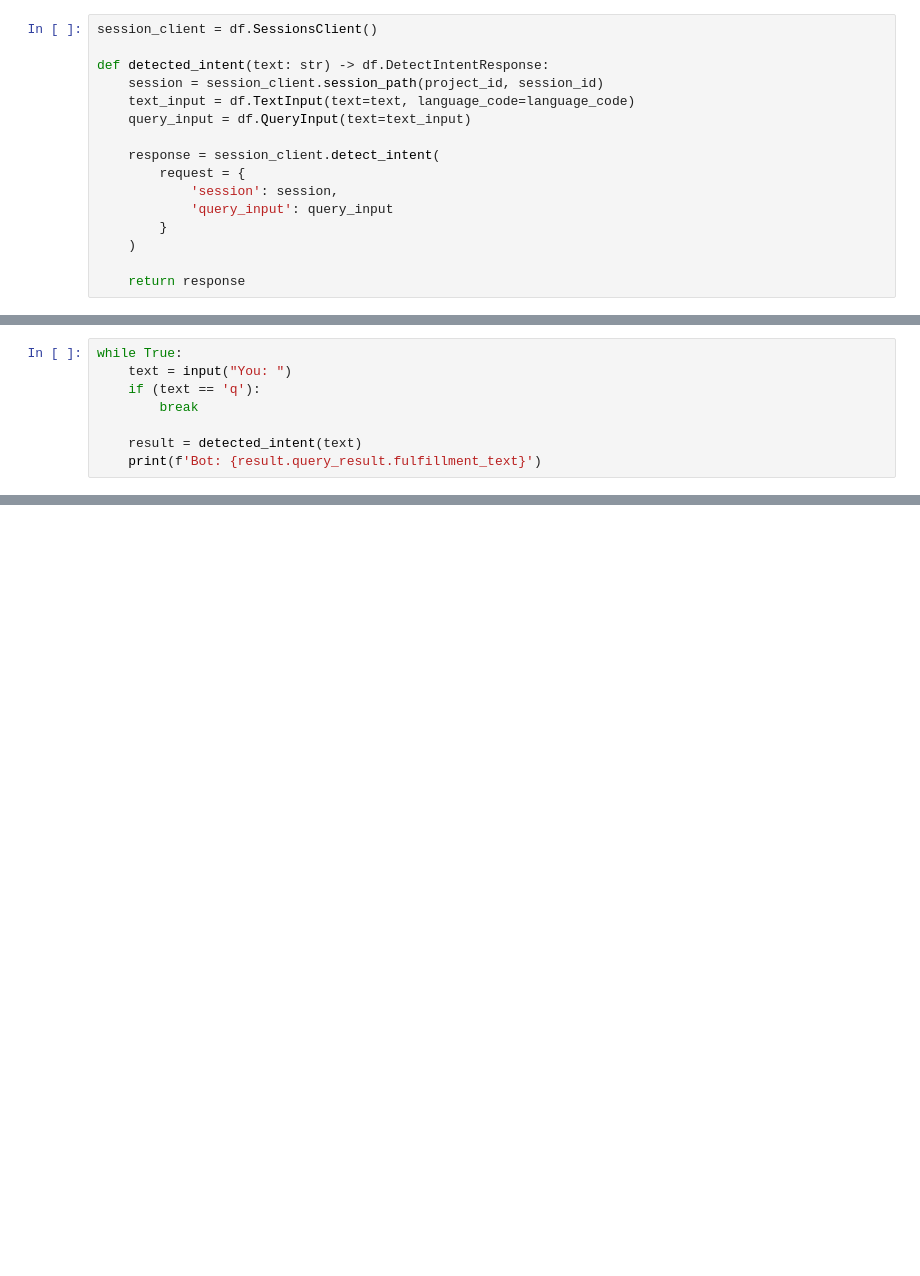
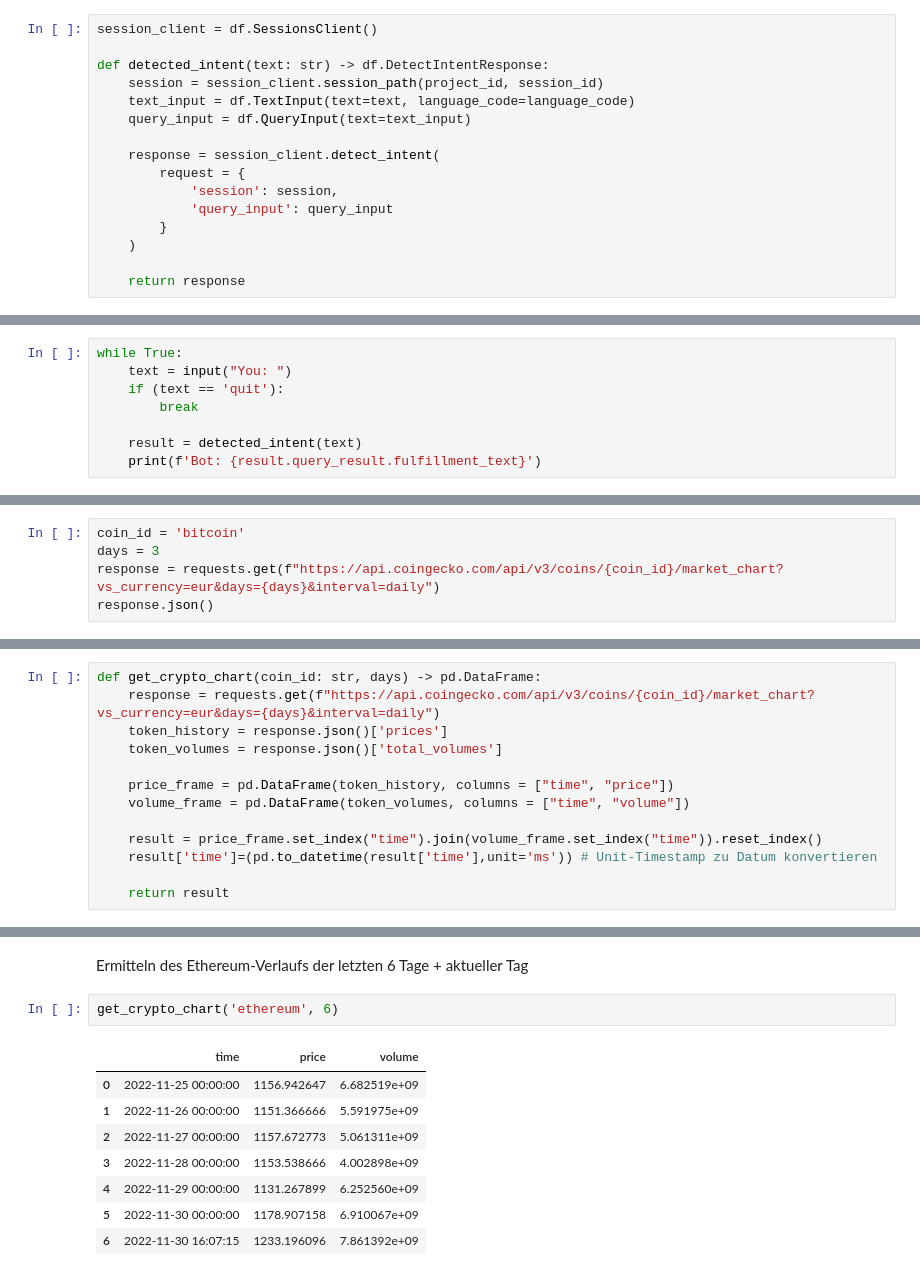
Before and after one commit to bauerjakob/School-Project, a Jupyter notebook: Chatbot.ipynb, the cells around one changed output, grey strips where cells are left out. Drawn from its saved outputs; the diff is of its cells as text; blank space fills up the shorter version.

```diff
--- a/Chatbot.ipynb
+++ b/Chatbot.ipynb
@@ -71,7 +154,7 @@ query_result {
 # %%
 while True:
     text = input("You: ")
-    if (text == 'q'):
+    if (text == 'quit'):
         break
 
     result = detected_intent(text)
@@ -78,0 +177,5 @@ while True:
+# %%
+coin_id = 'bitcoin'
+days = 3
+response = requests.get(f"https://api.coingecko.com/api/v3/coins/{coin_id}/market_chart?vs_currency=eur&days={days}&interval=daily")
+response.json()
@@ -78,0 +201,13 @@ while True:
+# %%
+def get_crypto_chart(coin_id: str, days) -> pd.DataFrame:
+    response = requests.get(f"https://api.coingecko.com/api/v3/coins/{coin_id}/market_chart?vs_currency=eur&days={days}&interval=daily")
+    token_history = response.json()['prices']
+    token_volumes = response.json()['total_volumes']
+
+    price_frame = pd.DataFrame(token_history, columns = ["time", "price"])
+    volume_frame = pd.DataFrame(token_volumes, columns = ["time", "volume"])
+
+    result = price_frame.set_index("time").join(volume_frame.set_index("time")).reset_index()
+    result['time']=(pd.to_datetime(result['time'],unit='ms')) # Unit-Timestamp zu Datum konvertieren
+
+    return result
@@ -78,0 +225,13 @@ while True:
+# %% [markdown]
+Ermitteln des Ethereum-Verlaufs der letzten 6 Tage + aktueller Tag
+# %%
+get_crypto_chart('ethereum', 6)
+# %% [output]
+|  | time | price | volume |
+| 0 | 2022-11-25 00:00:00 | 1156.942647 | 6.682519e+09 |
+| 1 | 2022-11-26 00:00:00 | 1151.366666 | 5.591975e+09 |
+| 2 | 2022-11-27 00:00:00 | 1157.672773 | 5.061311e+09 |
+| 3 | 2022-11-28 00:00:00 | 1153.538666 | 4.002898e+09 |
+| 4 | 2022-11-29 00:00:00 | 1131.267899 | 6.252560e+09 |
+| 5 | 2022-11-30 00:00:00 | 1178.907158 | 6.910067e+09 |
+| 6 | 2022-11-30 16:07:15 | 1233.196096 | 7.861392e+09 |
```
Also changed, not shown: parts of 46 cells of this notebook, 11 other files.
